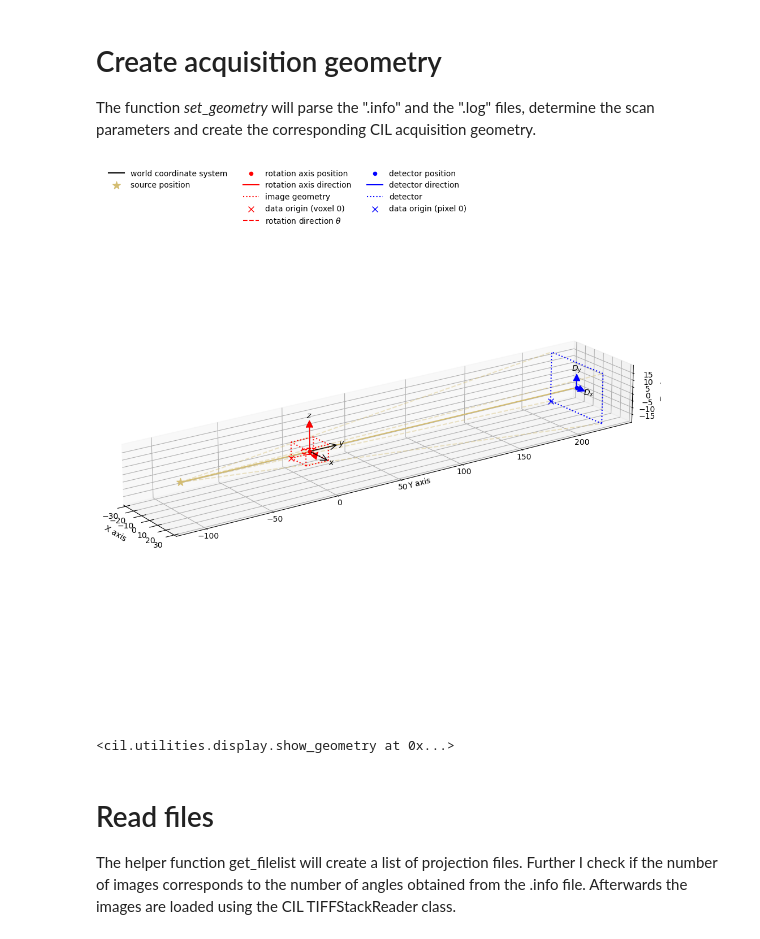
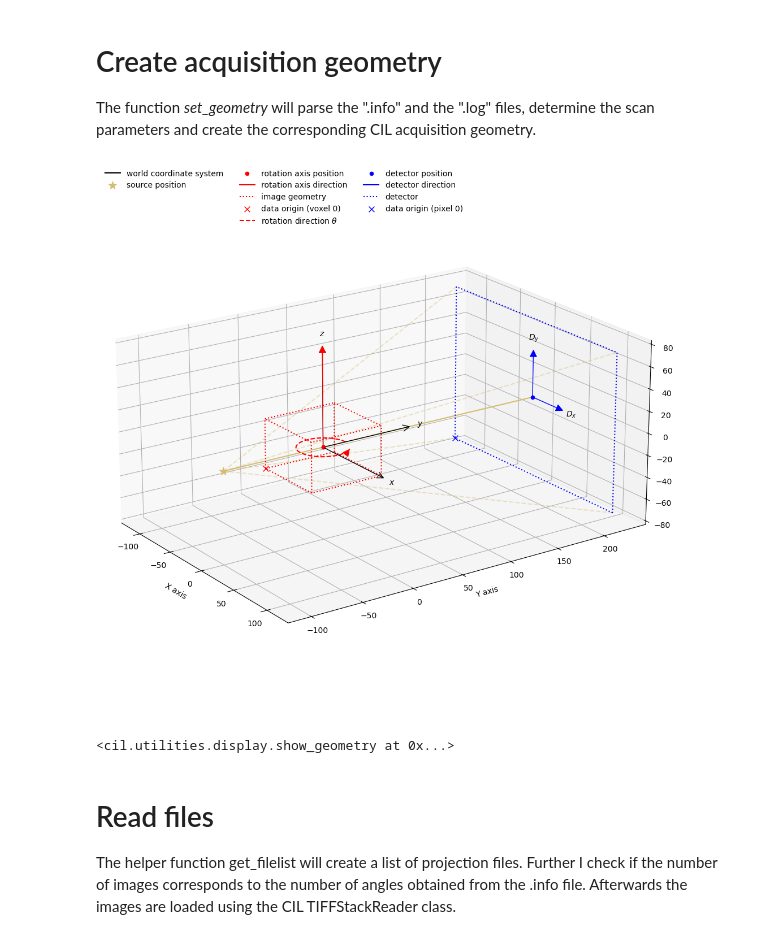
Before and after one commit to tleissner/cil-import-bruker, a Jupyter notebook: bruker2cil.ipynb, the cells around one changed output. Drawn from its saved outputs; the diff is of its cells as text; code cells hidden in the pictures.

```diff
--- a/bruker2cil.ipynb
+++ b/bruker2cil.ipynb
@@ -68,8 +73,8 @@ The data sets are available a compressed zip archives on [![DOI](https://zenodo.
 
 To get started a few path variables have to be defined:
 # %%
-datadir = './samples/01-switch-small' # Path to the dataset
-dataset_prefix = '001_' # Filename prefix
+datadir = './samples/02-switch-large' # Path to the dataset
+dataset_prefix = '001' # Filename prefix
 
 # Usually you do not need to change the following.
 infofile = os.path.join(datadir,dataset_prefix+'.info')
@@ -79,11 +84,11 @@ logfile = os.path.join(datadir,dataset_prefix+'.log')
 
 The function *set_geometry* will parse the ".info" and the ".log" files, determine the scan parameters and create the corresponding CIL acquisition geometry.
 # %%
-#ag = bc.set_geometry(logfile,infofile=infofile) # This will use the info file to determine the actually achieved projection angles
-ag = bc.set_geometry(logfile) # This will use the angular step size from the log file to determine the projection angles
+ag = bc.set_geometry(logfile,infofile=infofile) # This will use the info file to determine the actually achieved projection angles
+#ag = bc.set_geometry(logfile) # This will use the angular step size from the log file to determine the projection angles
 show_geometry(ag,grid=True)
 # %% [output]
-[figure, old version]
+[figure, new version]
 <cil.utilities.display.show_geometry at 0x...>
 # %% [markdown]
 # Read files
```
Also changed, not shown: parts of 3 cells of this notebook, 4 other files.
